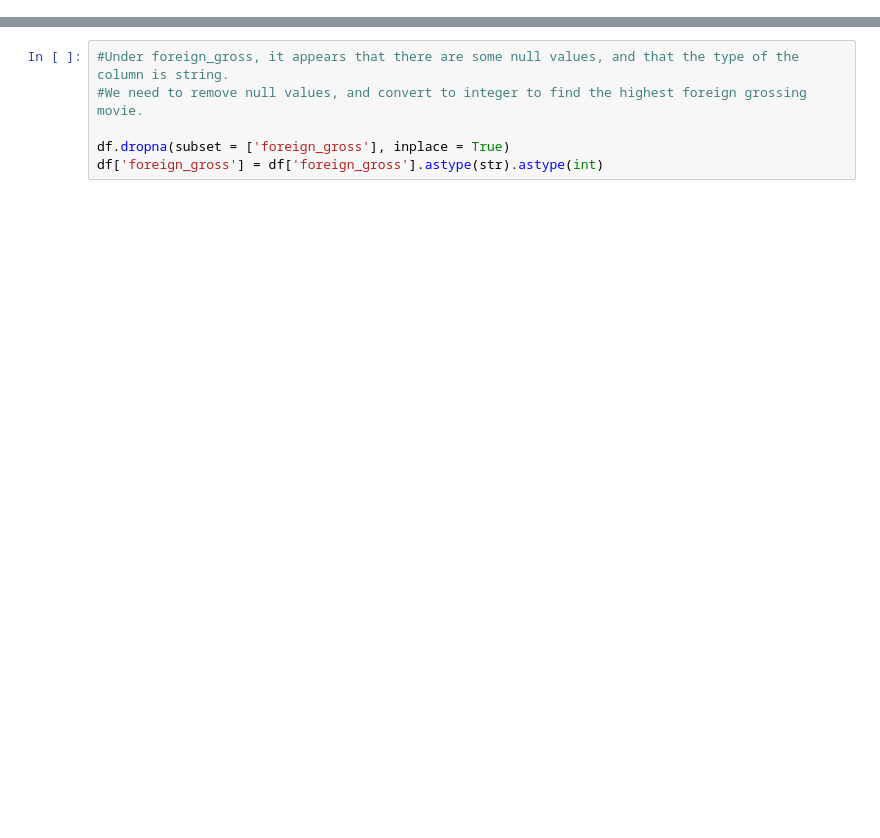
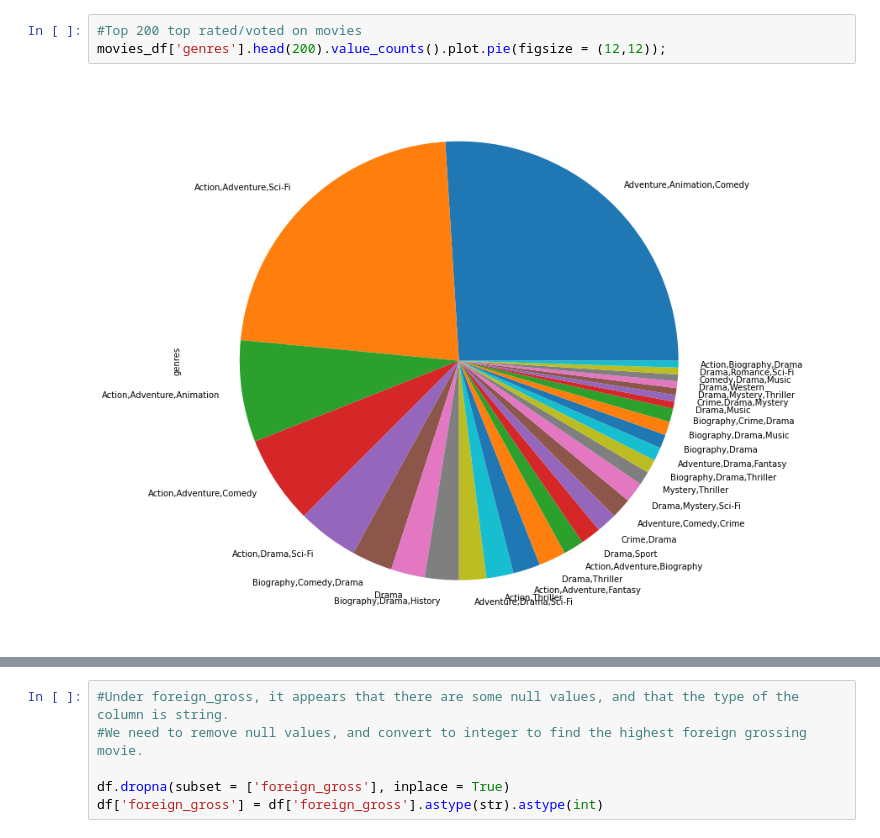
Before and after one commit to aharri123/dsc-phase-1-project-v2-4, a Jupyter notebook: student.ipynb, the cells around one changed output, grey strips where cells are left out. Cells and saved outputs as stored; diff of their text form; blank space fills up the shorter version.

```diff
--- a/student.ipynb
+++ b/student.ipynb
@@ -15,0 +90,5 @@ df = pd.read_csv("bom.movie_gross.csv")
+# %%
+#Top 200 top rated/voted on movies
+movies_df['genres'].head(200).value_counts().plot.pie(figsize = (12,12));
+# %% [output]
+[figure, added]
```
Also changed, not shown: parts of 36 cells of this notebook.
